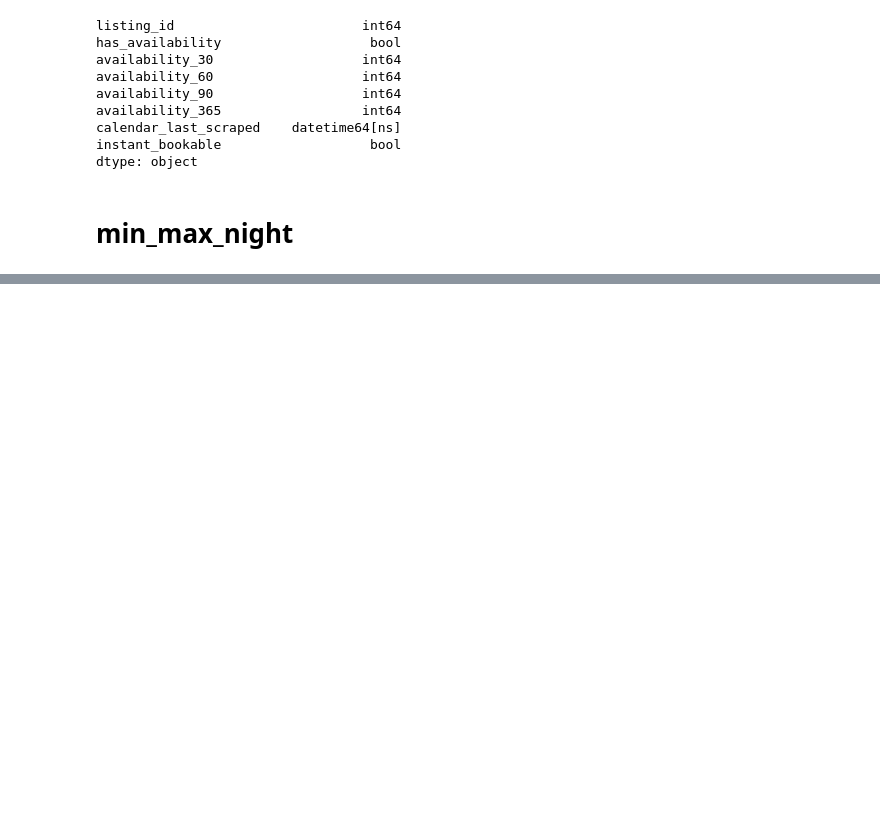
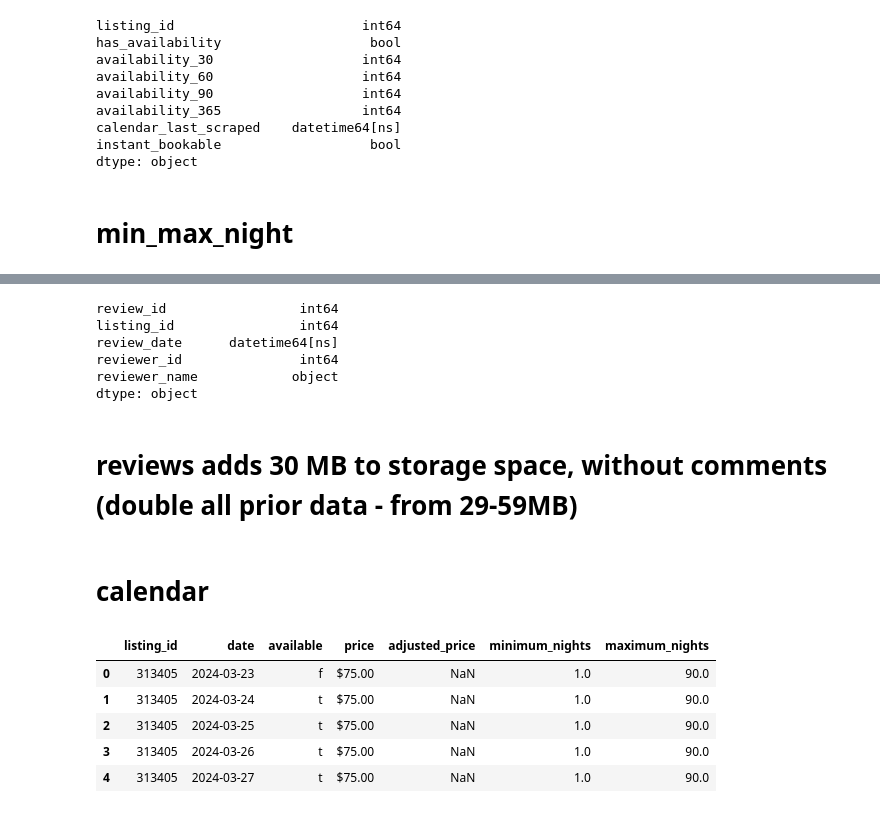
Before and after one commit to johbry17/DC-AirBnB-SQL-Database, a Jupyter notebook: data/v2.0/data_cleaning_v2.0.ipynb, the cells around one changed output, grey strips where cells are left out. Saved outputs shown, nothing was run; the diff lists cells and outputs as text; code cells hidden in the pictures; blank space fills up the shorter version.

```diff
--- a/data/v2.0/data_cleaning_v2.0.ipynb
+++ b/data/v2.0/data_cleaning_v2.0.ipynb
@@ -464,0 +592,33 @@ to_sql_and_csv("availability", availability_df)
+# %%
+# change date to datetime
+reviews_df["date"] = pd.to_datetime(reviews_df["date"])
+
+# change column names
+reviews_df.rename(
+    columns={"id": "review_id", "date": "review_date"},
+    inplace=True,
+)
+
+# reorder columns, drop comments as unnecessary and space-consuming
+reviews_df = reviews_df[
+    [
+        "review_id",
+        "listing_id",
+        "review_date",
+        "reviewer_id",
+        "reviewer_name",
+    ]
+]
+
+# filter out reviews where listing_id is not in listings_df
+# otherwise it'll trip a foreign key constraint
+reviews_df = reviews_df[reviews_df["listing_id"].isin(listings_df["listing_id"])]
+
+reviews_df.dtypes
+# %% [output]
+review_id                 int64
+listing_id                int64
+review_date      datetime64[ns]
+reviewer_id               int64
+reviewer_name            object
+dtype: object
@@ -464,0 +628,14 @@ to_sql_and_csv("availability", availability_df)
+# %% [markdown]
+# reviews adds 30 MB to storage space, without comments (double all prior data - from 29-59MB)
+# %% [markdown]
+# calendar
+# %%
+calendar_df = pd.read_csv("../raw_data/2024_mar/calendar.csv")
+calendar_df.head()
+# %% [output]
+|  | listing_id | date | available | price | adjusted_price | minimum_nights | maximum_nights |
+| 0 | 313405 | 2024-03-23 | f | $75.00 | NaN | 1.0 | 90.0 |
+| 1 | 313405 | 2024-03-24 | t | $75.00 | NaN | 1.0 | 90.0 |
+| 2 | 313405 | 2024-03-25 | t | $75.00 | NaN | 1.0 | 90.0 |
+| 3 | 313405 | 2024-03-26 | t | $75.00 | NaN | 1.0 | 90.0 |
+| 4 | 313405 | 2024-03-27 | t | $75.00 | NaN | 1.0 | 90.0 |
```
Also changed, not shown: parts of 16 cells of this notebook, 6 other files.
